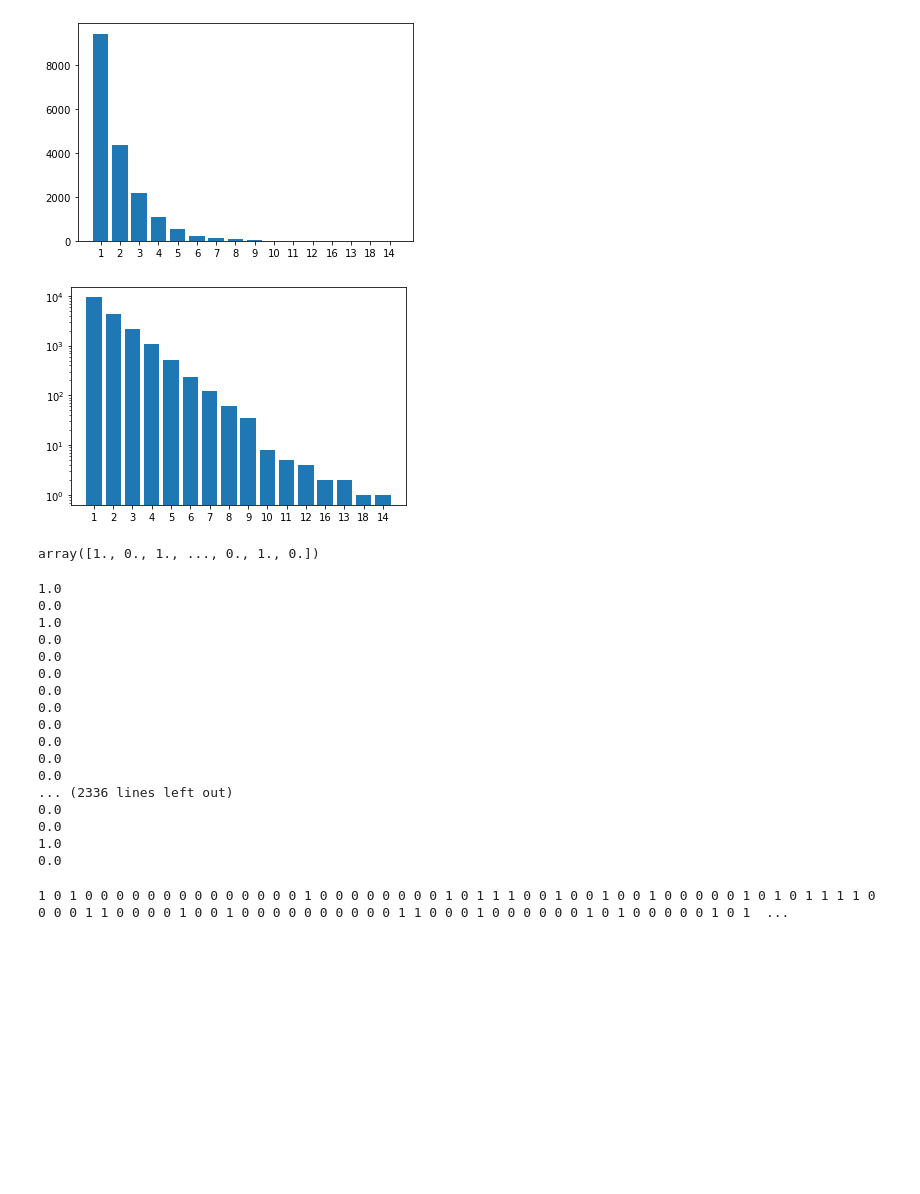
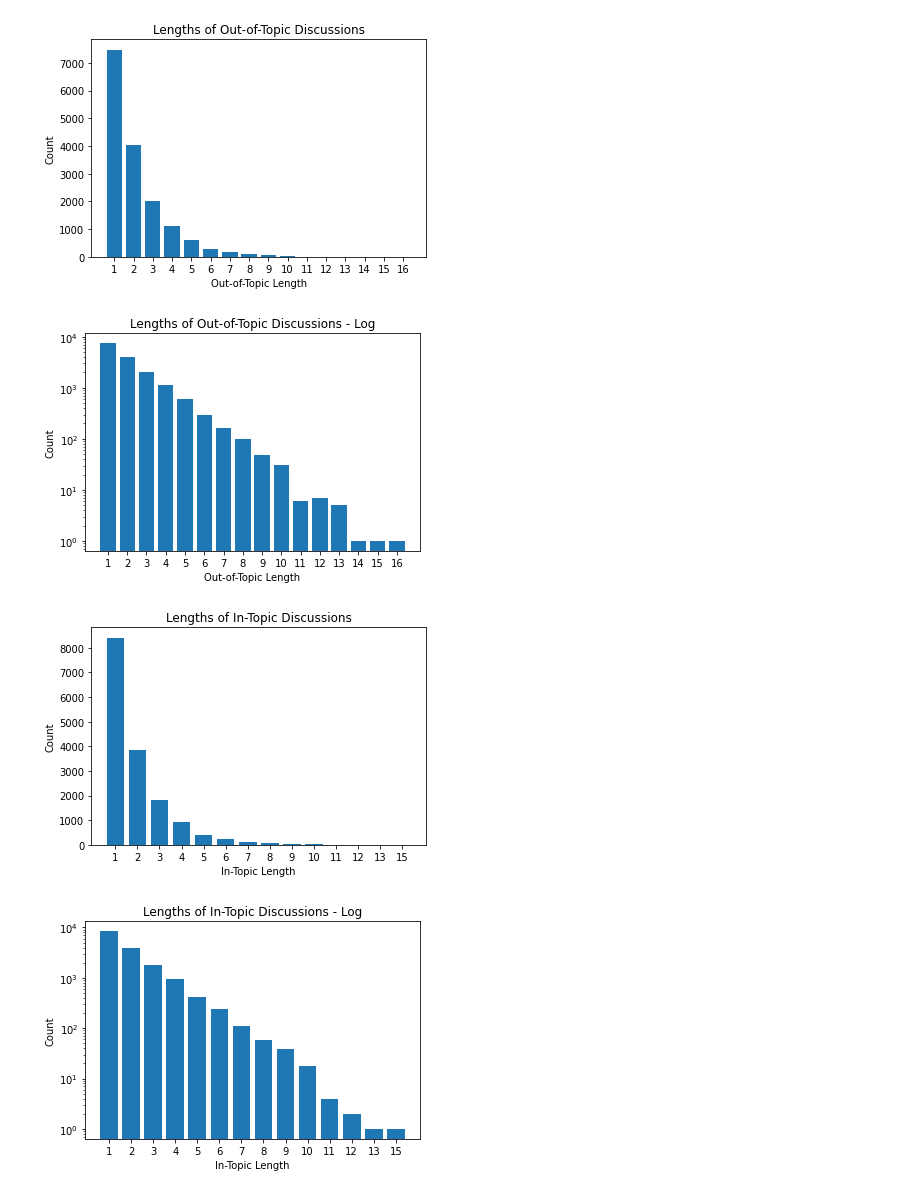
Before and after one commit to DEISI-ULHT-TFC-2021-22/TFC-DEISI258-Modelamento-multi-agente-de-intera-es-em-grupos-sociais, a Jupyter notebook: pynetlogo_ku.ipynb, the cells around one changed output. Saved outputs shown, nothing was run; the diff lists cells and outputs as text; code cells hidden in the pictures; blank space fills up the shorter version.

Commit message:
beaver (plotting upon logs)

```diff
--- a/pynetlogo_ku.ipynb
+++ b/pynetlogo_ku.ipynb
@@ -264,17 +337,55 @@ scenarios = {
 # %%
-data = {1: 9426, 2: 4367, 3: 2157, 4: 1079, 5: 517, 6: 234, 7: 123, 8: 61, 9: 36, 10: 8, 11: 5, 12: 4, 16: 2, 13: 2, 18: 1, 14: 1}
-# data = run_scenario(*scenarios[1.1], 1.1, 50)
+# data = {1: 9426, 2: 4367, 3: 2157, 4: 1079, 5: 517, 6: 234, 7: 123, 8: 61, 9: 36, 10: 8, 11: 5, 12: 4, 16: 2, 13: 2, 18: 1, 14: 1}
+scenario = 1.1
+out_topic_counter, in_topic_counter = run_scenario(*scenarios[scenario], scenario, 50)
 
-ind = np.arange(len(data))
+# sort
+out_topic_counter = dict(sorted(out_topic_counter.items()))
+in_topic_counter = dict(sorted(in_topic_counter.items()))
 
+ind = np.arange(len(out_topic_counter))
+data = out_topic_counter
+
+plt.xlabel("Out-of-Topic Length")
+plt.ylabel("Count")
+plt.title("Lengths of Out-of-Topic Discussions")
 plt.bar(ind, list(data.values()))
 plt.xticks(ind, list(data.keys()))
 plt.show()
+# plt.savefig(f"{scenario}_out_topic_linear.png")
 
+plt.xlabel("Out-of-Topic Length")
+plt.ylabel("Count")
+plt.title("Lengths of Out-of-Topic Discussions - Log")
 plt.bar(ind, list(data.values()))
 plt.xticks(ind, list(data.keys()))
 plt.yscale("log")
 plt.show()
+# plt.savefig(f"{scenario}_out_topic_log.png")
+
+ind = np.arange(len(in_topic_counter))
+data = in_topic_counter
+
+plt.xlabel("In-Topic Length")
+plt.ylabel("Count")
+plt.title("Lengths of In-Topic Discussions")
+plt.bar(ind, list(data.values()))
+plt.xticks(ind, list(data.keys()))
+plt.show()
+# plt.savefig(f"{scenario}_in_topic_linear.png")
+
+plt.xlabel("In-Topic Length")
+plt.ylabel("Count")
+plt.title("Lengths of In-Topic Discussions - Log")
+plt.bar(ind, list(data.values()))
+plt.xticks(ind, list(data.keys()))
+plt.yscale("log")
+plt.show()
+# plt.savefig(f"{scenario}_in_topic_log.png")
+
+# haven't tested savefig
 # %% [output]
-[figure, old version]
+[figure, new version]
-[figure, old version]
+[figure, new version]
+[figure, added]
+[figure, added]
@@ -318,28 +391,0 @@ def read_in_topic(scenario):
-# %%
-load_model(ku_model_path)
-# %% [output]
-array([1., 0., 1., ..., 0., 1., 0.])
-# %%
-in_out_topic = netlogo.report("get-in-topic").astype(int)
-# %% [output]
-1.0
-0.0
-1.0
-0.0
-0.0
-0.0
-0.0
-0.0
-0.0
-0.0
-0.0
-0.0
-... (2336 lines left out)
-0.0
-0.0
-1.0
-0.0
-# %%
-print(*in_out_topic)
-# %% [output]
-1 0 1 0 0 0 0 0 0 0 0 0 0 0 0 0 0 1 0 0 0 0 0 0 0 0 1 0 1 1 1 0 0 1 0 0 1 0 0 1 0 0 0 0 0 1 0 1 0 1 1 1 1 0 0 0 0 1 1 0 0 0 0 1 0 0 1 0 0 0 0 0 0 0 0 0 0 1 1 0 0 0 1 0 0 0 0 0 0 1 0 1 0 0 0 0 0 1 0 1  ...
```
Also changed, not shown: parts of 18 cells of this notebook, 6 other files.
